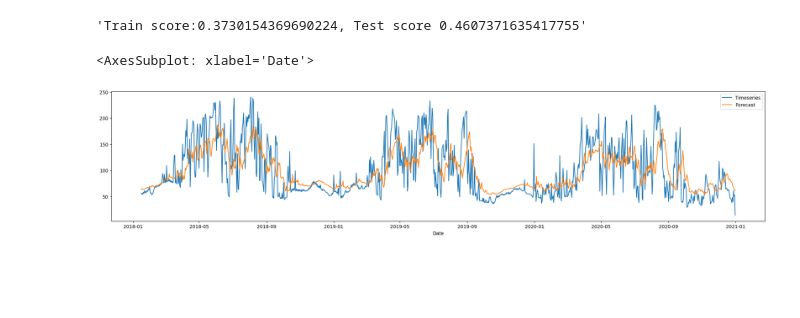
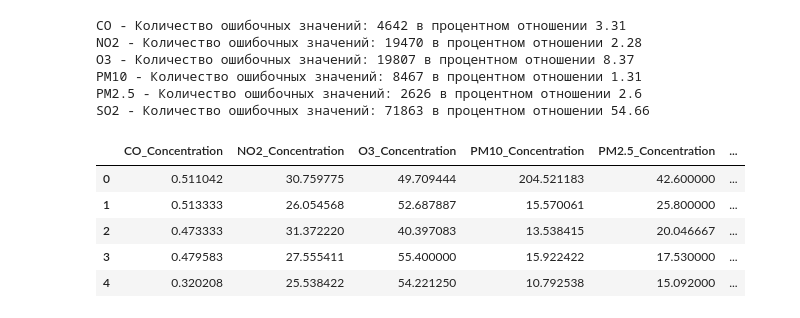
Before and after one commit to dmitry-chvdr/air_quality, a Jupyter notebook: model.ipynb, the cells around one changed output. Saved outputs shown, nothing was run; the diff lists cells and outputs as text; code cells hidden in the pictures; blank space fills up the shorter version.

```diff
--- a/model.ipynb
+++ b/model.ipynb
@@ -85,9 +9,18 @@ linear_regression_predict = linear_regression.predict(X_test)
-# %%
-f'Train score:{linear_regression.score(X_train, y_train)}, Test score {linear_regression.score(X_test, y_test)}'
-# %% [output]
-'Train score:0.3730154369690224, Test score 0.4607371635417755'
-# %%
-pd.DataFrame({'Timeseries':y_test, 'Forecast': linear_regression_predict}).plot(figsize = (25,5))
-# %% [output]
-<AxesSubplot: xlabel='Date'>
-[figure, removed]
+# %%
+df = get_result_data(main_path, dirs)
+# %% [output]
+CO - Количество ошибочных значений: 4642 в процентном отношении 3.31
+NO2 - Количество ошибочных значений: 19470 в процентном отношении 2.28
+O3 - Количество ошибочных значений: 19807 в процентном отношении 8.37
+PM10 - Количество ошибочных значений: 8467 в процентном отношении 1.31
+PM2.5 - Количество ошибочных значений: 2626 в процентном отношении 2.6
+SO2 - Количество ошибочных значений: 71863 в процентном отношении 54.66
+# %%
+df.head()
+# %% [output]
+|  | CO_Concentration | NO2_Concentration | O3_Concentration | PM10_Concentration | PM2.5_Concentration | ... |
+| 0 | 0.511042 | 30.759775 | 49.709444 | 204.521183 | 42.600000 | ... |
+| 1 | 0.513333 | 26.054568 | 52.687887 | 15.570061 | 25.800000 | ... |
+| 2 | 0.473333 | 31.372220 | 40.397083 | 13.538415 | 20.046667 | ... |
+| 3 | 0.479583 | 27.555411 | 55.400000 | 15.922422 | 17.530000 | ... |
+| 4 | 0.320208 | 25.538422 | 54.221250 | 10.792538 | 15.092000 | ... |
```
Also changed, not shown: parts of 11 cells of this notebook, 2 other files.
